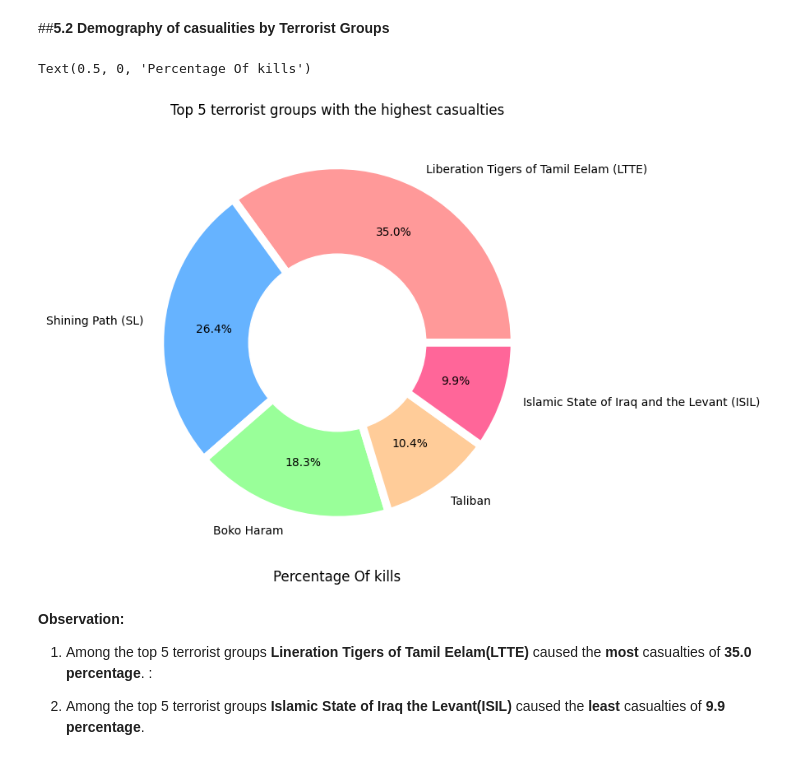
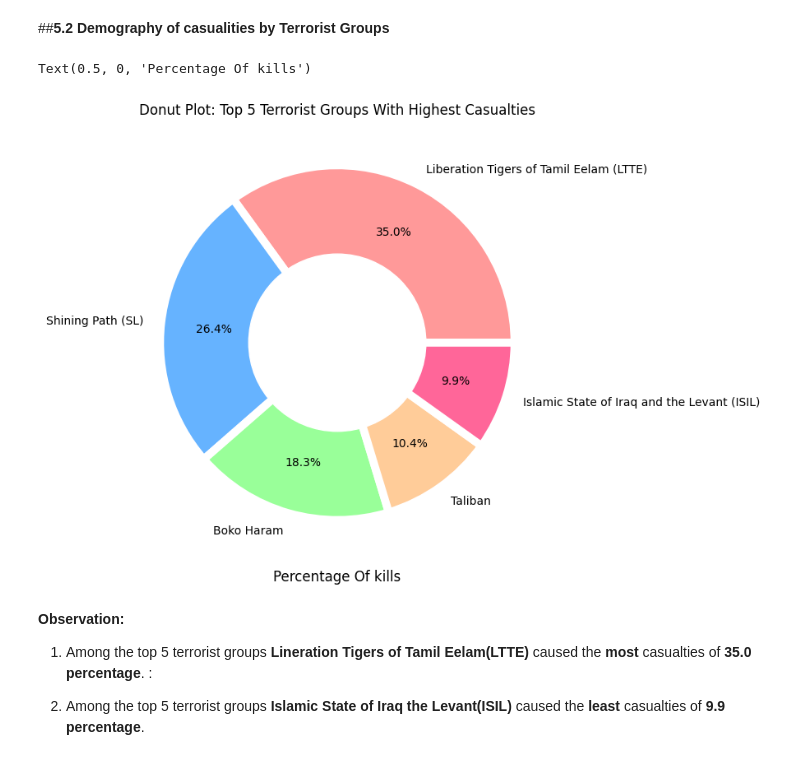
Before and after one commit to dacenish/EDA-Global-terrorism, a Jupyter notebook: Capstone_Project_Global_terrorism_EDA_by_Danish_Zia.ipynb, the cells around one changed output. Drawn from its saved outputs; the diff is of its cells as text; code cells hidden in the pictures.

```diff
--- a/Capstone_Project_Global_terrorism_EDA_by_Danish_Zia.ipynb
+++ b/Capstone_Project_Global_terrorism_EDA_by_Danish_Zia.ipynb
@@ -340,23 +343,23 @@ plt.show()
 # %%
 # Prepare datafrme
 most_kills = gt_df.groupby('Group_name')['Kills'].sum().nlargest(6)
 most_kills = most_kills.drop('Unknown')
 
 # Plot Pieplot
 plt.figure(figsize = (7,7))
 colors = ['#ff9999', '#66b3ff', '#99ff99', '#ffcc99', '#ff6699']
 plt.pie(most_kills, labels = most_kills.sort_values().index, autopct='%1.1f%%',
         wedgeprops = { 'linewidth' : 7, 'edgecolor' : 'white' }, colors = colors, pctdistance= 0.7)
 
 my_circle = plt.Circle((0,0), 0.5, color = 'white')
 plt.gcf().gca().add_artist(my_circle)
 
 # Add title
-plt.title('Top 5 terrorist groups with the highest casualties')
+plt.title('Donut Plot: Top 5 Terrorist Groups With Highest Casualties')
 plt.xlabel('Percentage Of kills', fontsize=12)
 # %% [output]
 Text(0.5, 0, 'Percentage Of kills')
-[figure, old version]
+[figure, new version]
 # %% [markdown]
 **Observation:**
 
```
Also changed, not shown: parts of 2 cells of this notebook.
